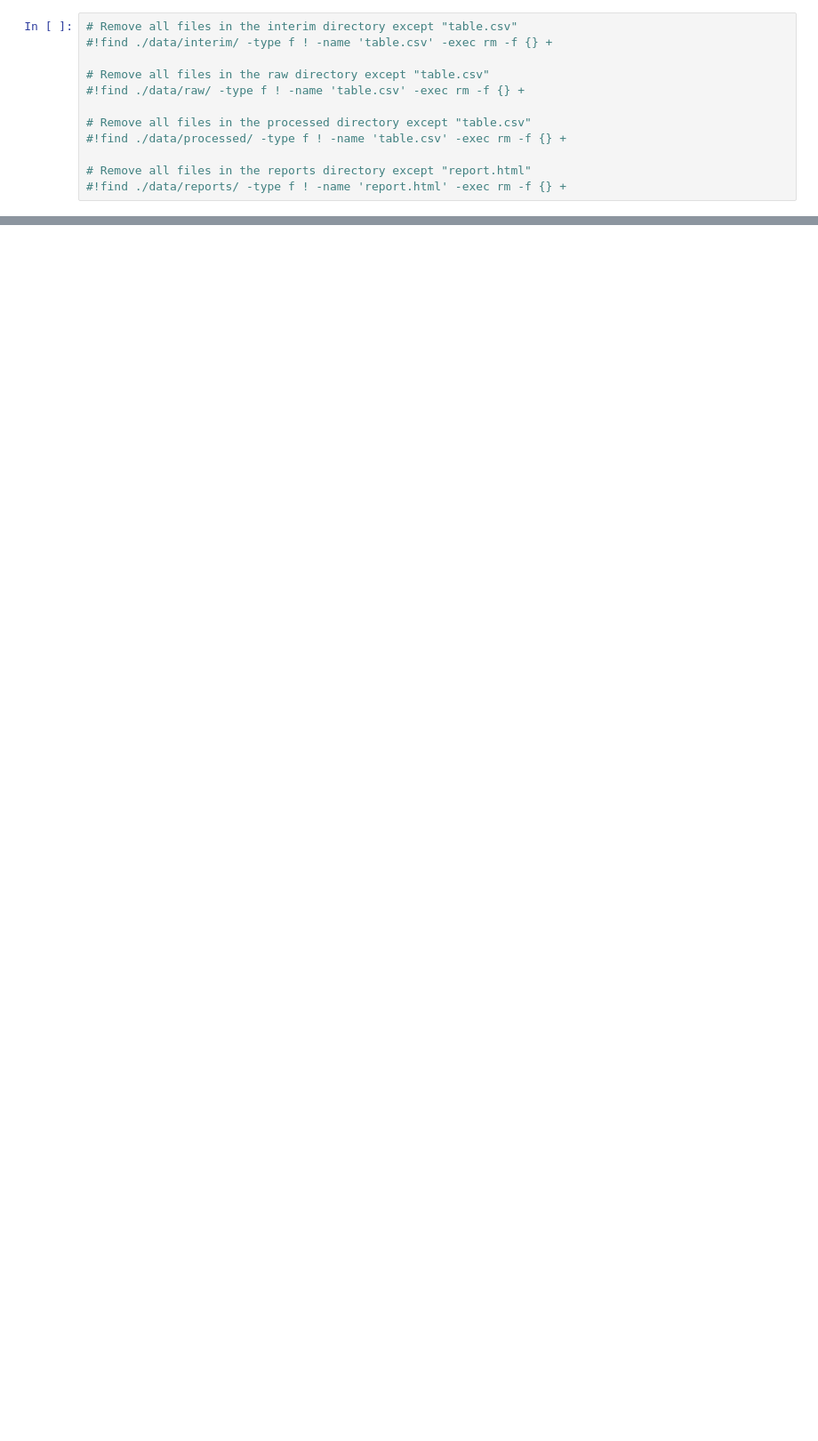
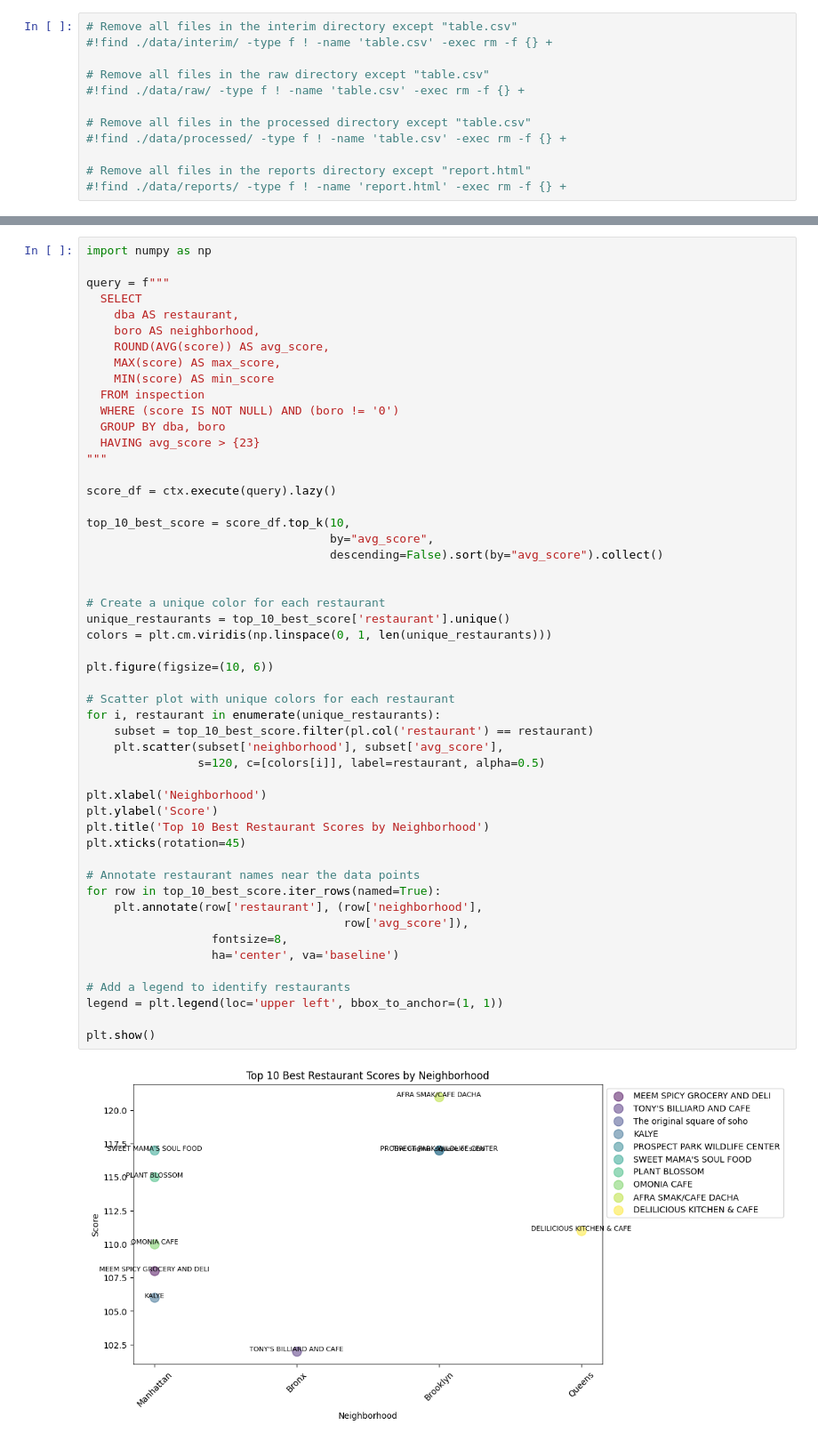
Before and after one commit to mathewsrc/ETL-Chicago-Cafe-Permits, a Jupyter notebook: notebooks/gov_etl.ipynb, the cells around one changed output, grey strips where cells are left out. Shown at 89% size. Saved outputs shown, nothing was run; the diff lists cells and outputs as text; blank space fills up the shorter version.

```diff
--- a/notebooks/gov_etl.ipynb
+++ b/notebooks/gov_etl.ipynb
@@ -745,0 +895,53 @@ https://data.lacity.org/
+# %%
+import numpy as np
+
+query = f"""
+  SELECT
+    dba AS restaurant,
+    boro AS neighborhood,
+    ROUND(AVG(score)) AS avg_score,
+    MAX(score) AS max_score,
+    MIN(score) AS min_score
+  FROM inspection
+  WHERE (score IS NOT NULL) AND (boro != '0')
+  GROUP BY dba, boro
+  HAVING avg_score > {23}
+"""
+
+score_df = ctx.execute(query).lazy()
+
+top_10_best_score = score_df.top_k(10,
+                                   by="avg_score",
+                                   descending=False).sort(by="avg_score").collect()
+
+
+# Create a unique color for each restaurant
+unique_restaurants = top_10_best_score['restaurant'].unique()
+colors = plt.cm.viridis(np.linspace(0, 1, len(unique_restaurants)))
+
+plt.figure(figsize=(10, 6))
+
+# Scatter plot with unique colors for each restaurant
+for i, restaurant in enumerate(unique_restaurants):
+    subset = top_10_best_score.filter(pl.col('restaurant') == restaurant)
+    plt.scatter(subset['neighborhood'], subset['avg_score'],
+                s=120, c=[colors[i]], label=restaurant, alpha=0.5)
+
+plt.xlabel('Neighborhood')
+plt.ylabel('Score')
+plt.title('Top 10 Best Restaurant Scores by Neighborhood')
+plt.xticks(rotation=45)
+
+# Annotate restaurant names near the data points
+for row in top_10_best_score.iter_rows(named=True):
+    plt.annotate(row['restaurant'], (row['neighborhood'],
+                                     row['avg_score']),
+                  fontsize=8,
+                  ha='center', va='baseline')
+
+# Add a legend to identify restaurants
+legend = plt.legend(loc='upper left', bbox_to_anchor=(1, 1))
+
+plt.show()
+# %% [output]
+[figure, added]
```
Also changed, not shown: parts of 47 cells of this notebook.
